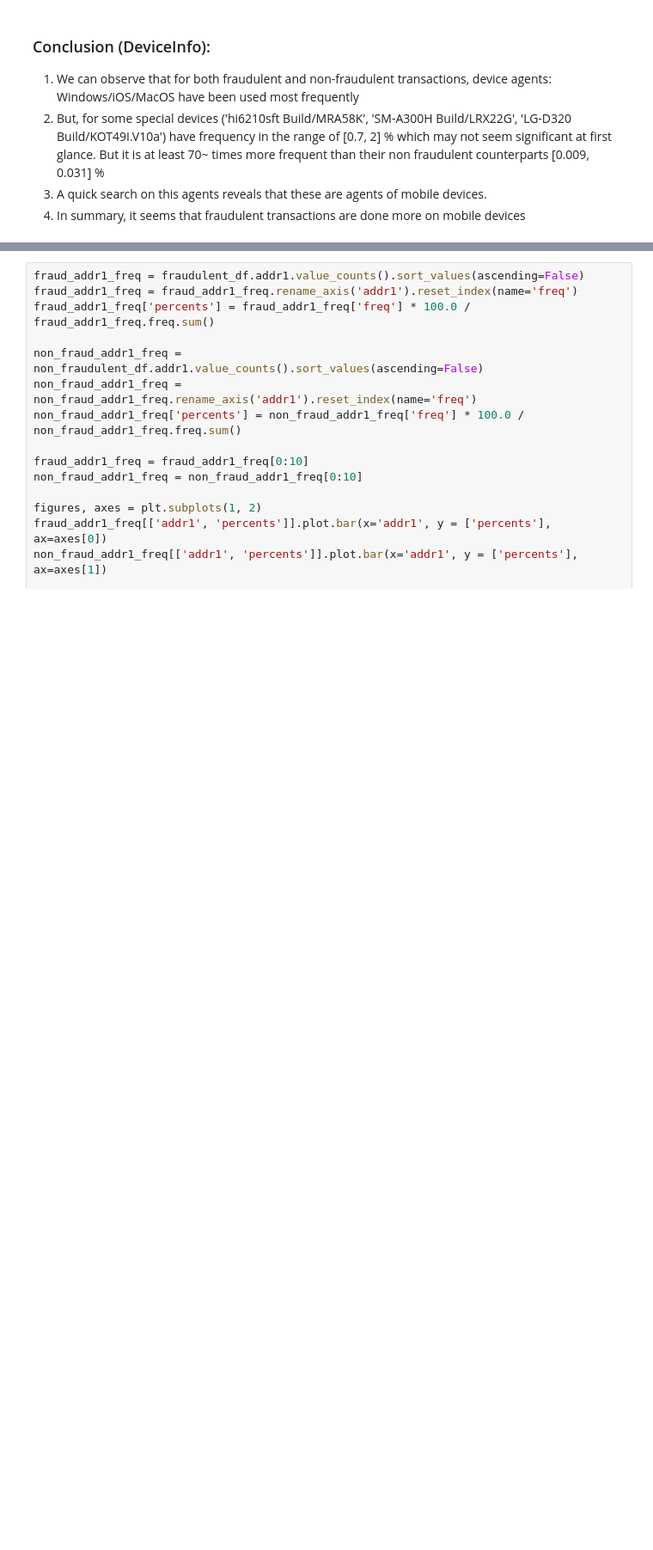
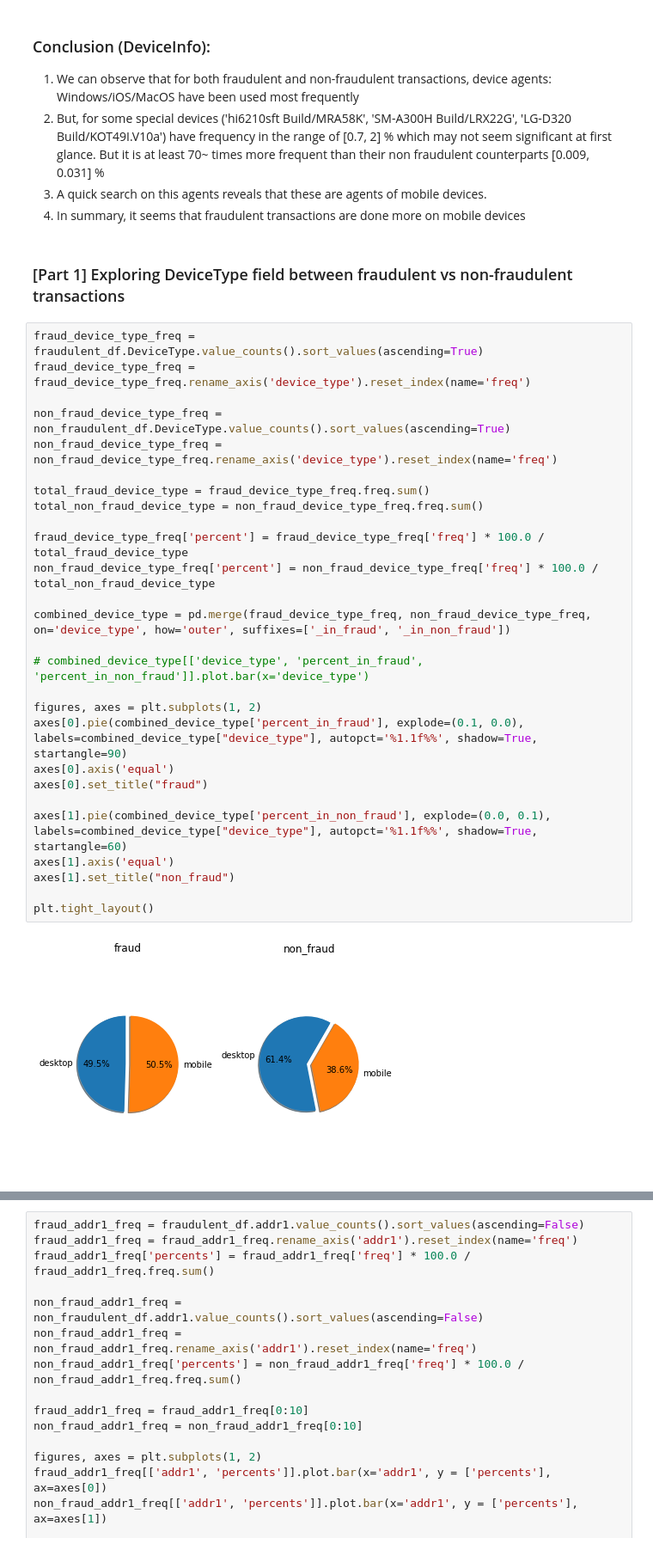
Before and after one commit to ParasAvkirkar/IEEEFraudDetection, a Jupyter notebook: analysis/analysisNotebook.ipynb, the cells around one changed output, grey strips where cells are left out. Shown at 86% size. Saved outputs shown, nothing was run; the diff lists cells and outputs as text; blank space fills up the shorter version.

```diff
--- a/analysis/analysisNotebook.ipynb
+++ b/analysis/analysisNotebook.ipynb
@@ -261,3 +258,34 @@ Percentage for agent: LG-D320 Build/KOT49I.V10a, fraud: 0.709, non-fraud: 0.009
 2.  But, for some special devices ('hi6210sft Build/MRA58K', 'SM-A300H Build/LRX22G', 'LG-D320 Build/KOT49I.V10a') have frequency in the range of [0.7, 2] % which may not seem significant at first glance. But it is at least 70~ times more frequent than their non fraudulent counterparts [0.009, 0.031] %
 3.  A quick search on this agents reveals that these are agents of mobile devices.
 4.  In summary, it seems that fraudulent transactions are done more on mobile devices
+# %% [markdown]
+### [Part 1] Exploring DeviceType field between fraudulent vs non-fraudulent transactions ###
+# %%
+fraud_device_type_freq = fraudulent_df.DeviceType.value_counts().sort_values(ascending=True)
+fraud_device_type_freq = fraud_device_type_freq.rename_axis('device_type').reset_index(name='freq')
+
+non_fraud_device_type_freq = non_fraudulent_df.DeviceType.value_counts().sort_values(ascending=True)
+non_fraud_device_type_freq = non_fraud_device_type_freq.rename_axis('device_type').reset_index(name='freq')
+
+total_fraud_device_type = fraud_device_type_freq.freq.sum()
+total_non_fraud_device_type = non_fraud_device_type_freq.freq.sum()
+
+fraud_device_type_freq['percent'] = fraud_device_type_freq['freq'] * 100.0 / total_fraud_device_type
+non_fraud_device_type_freq['percent'] = non_fraud_device_type_freq['freq'] * 100.0 / total_non_fraud_device_type
+
+combined_device_type = pd.merge(fraud_device_type_freq, non_fraud_device_type_freq, on='device_type', how='outer', suffixes=['_in_fraud', '_in_non_fraud'])
+
+# combined_device_type[['device_type', 'percent_in_fraud', 'percent_in_non_fraud']].plot.bar(x='device_type')
+
+figures, axes = plt.subplots(1, 2)
+axes[0].pie(combined_device_type['percent_in_fraud'], explode=(0.1, 0.0), labels=combined_device_type["device_type"], autopct='%1.1f%%', shadow=True, startangle=90)
+axes[0].axis('equal')
+axes[0].set_title("fraud")
+
+axes[1].pie(combined_device_type['percent_in_non_fraud'], explode=(0.0, 0.1), labels=combined_device_type["device_type"], autopct='%1.1f%%', shadow=True, startangle=60)
+axes[1].axis('equal')
+axes[1].set_title("non_fraud")
+
+plt.tight_layout()
+# %% [output]
+[figure, added]
```
Also changed, not shown: parts of 101 cells of this notebook, 6 other files.
